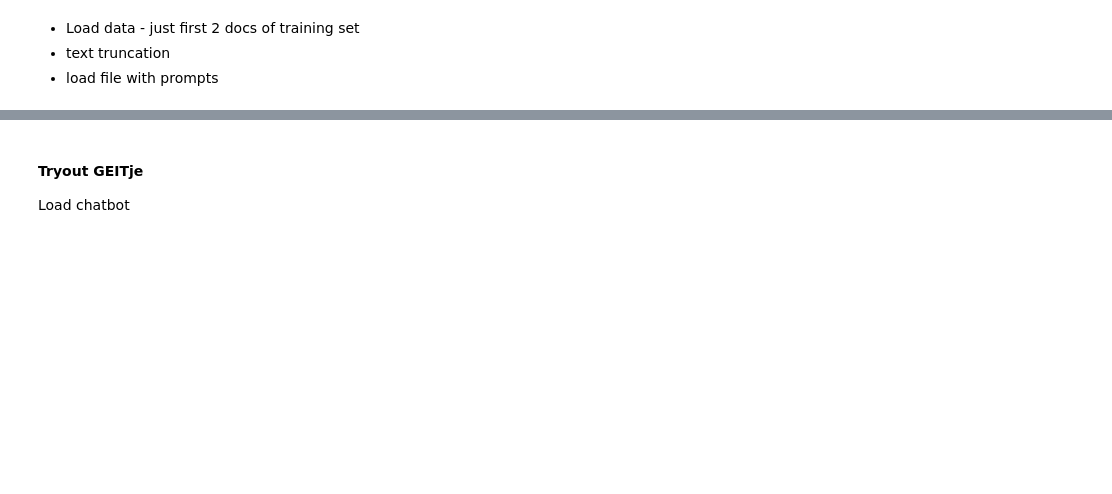
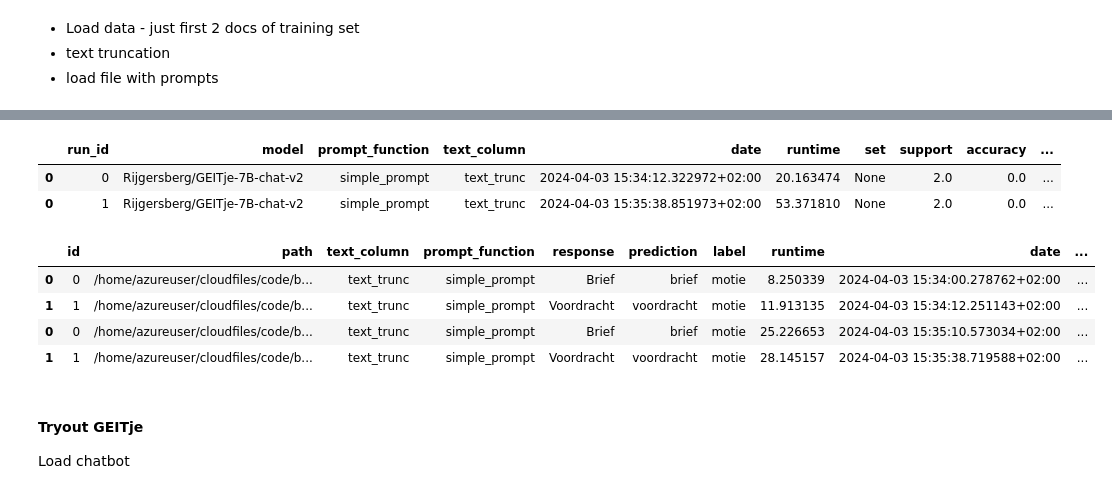
Before and after one commit to Amsterdam-Internships/document-classification-using-large-language-models, a Jupyter notebook: notebooks/CLgeitje.ipynb, the cells around one changed output, grey strips where cells are left out. Saved outputs shown, nothing was run; the diff lists cells and outputs as text; code cells hidden in the pictures; blank space fills up the shorter version.

```diff
--- a/notebooks/CLgeitje.ipynb
+++ b/notebooks/CLgeitje.ipynb
@@ -41,3 +118,18 @@ import prompt_template as pt
+# %%
+yeet = pd.read_pickle(f"{cf.output_path}/overview_results.pkl")
+display(yeet)
+
+yeet = pd.read_pickle(f"{cf.output_path}/predictions/ICgeitje_predictions.pkl")
+display(yeet)
+# %% [output]
+|  | run_id | model | prompt_function | text_column | date | runtime | set | support | accuracy | ... |
+| 0 | 0 | Rijgersberg/GEITje-7B-chat-v2 | simple_prompt | text_trunc | 2024-04-03 15:34:12.322972+02:00 | 20.163474 | None | 2.0 | 0.0 | ... |
+| 0 | 1 | Rijgersberg/GEITje-7B-chat-v2 | simple_prompt | text_trunc | 2024-04-03 15:35:38.851973+02:00 | 53.371810 | None | 2.0 | 0.0 | ... |
+|  | id | path | text_column | prompt_function | response | prediction | label | runtime | date | ... |
+| 0 | 0 | /home/azureuser/cloudfiles/code/b... | text_trunc | simple_prompt | Brief | brief | motie | 8.250339 | 2024-04-03 15:34:00.278762+02:00 | ... |
+| 1 | 1 | /home/azureuser/cloudfiles/code/b... | text_trunc | simple_prompt | Voordracht | voordracht | motie | 11.913135 | 2024-04-03 15:34:12.251143+02:00 | ... |
+| 0 | 0 | /home/azureuser/cloudfiles/code/b... | text_trunc | simple_prompt | Brief | brief | motie | 25.226653 | 2024-04-03 15:35:10.573034+02:00 | ... |
+| 1 | 1 | /home/azureuser/cloudfiles/code/b... | text_trunc | simple_prompt | Voordracht | voordracht | motie | 28.145157 | 2024-04-03 15:35:38.719588+02:00 | ... |
 # %% [markdown]
 #### Tryout GEITje
 Load chatbot
```
Also changed, not shown: parts of 9 cells of this notebook, 1 other file.
